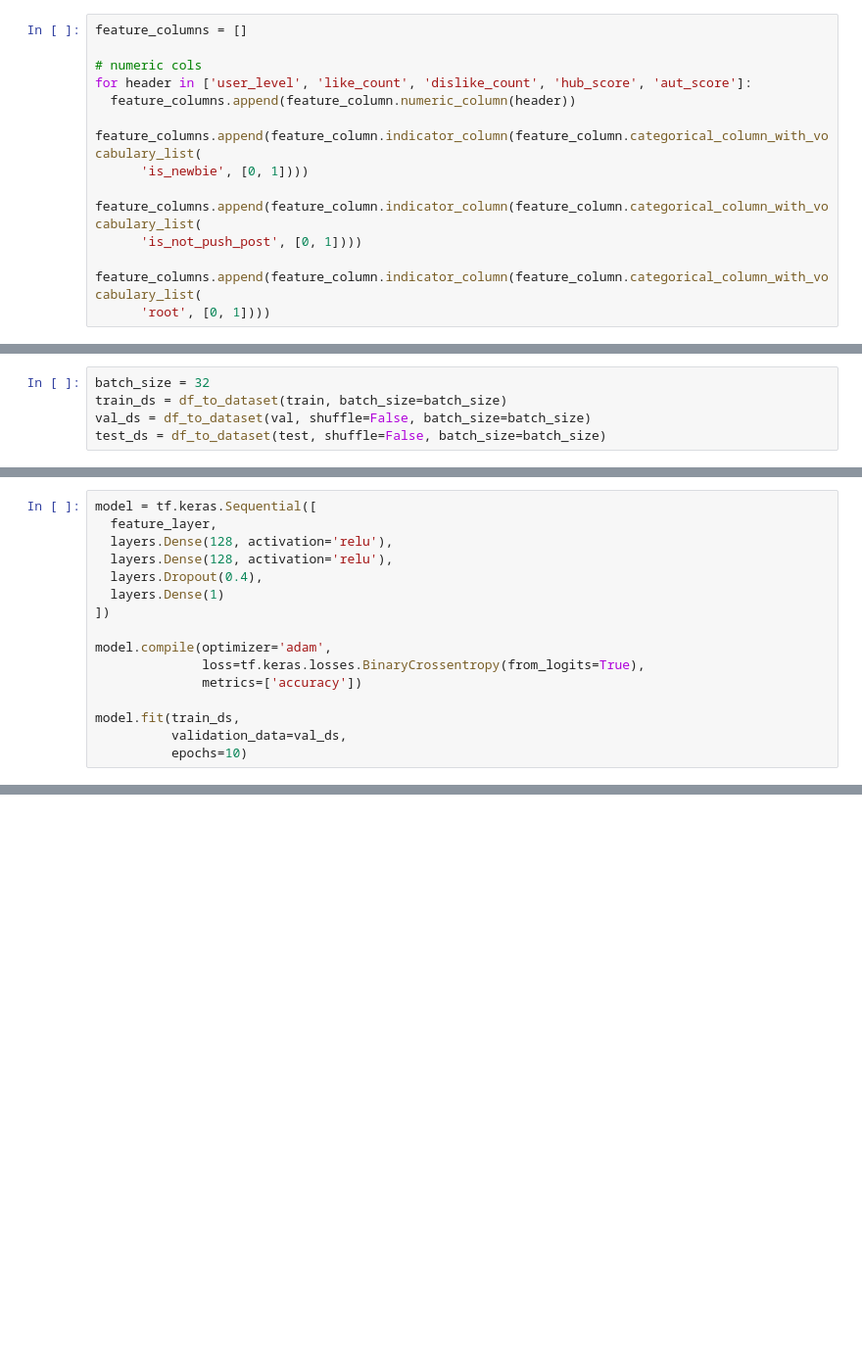
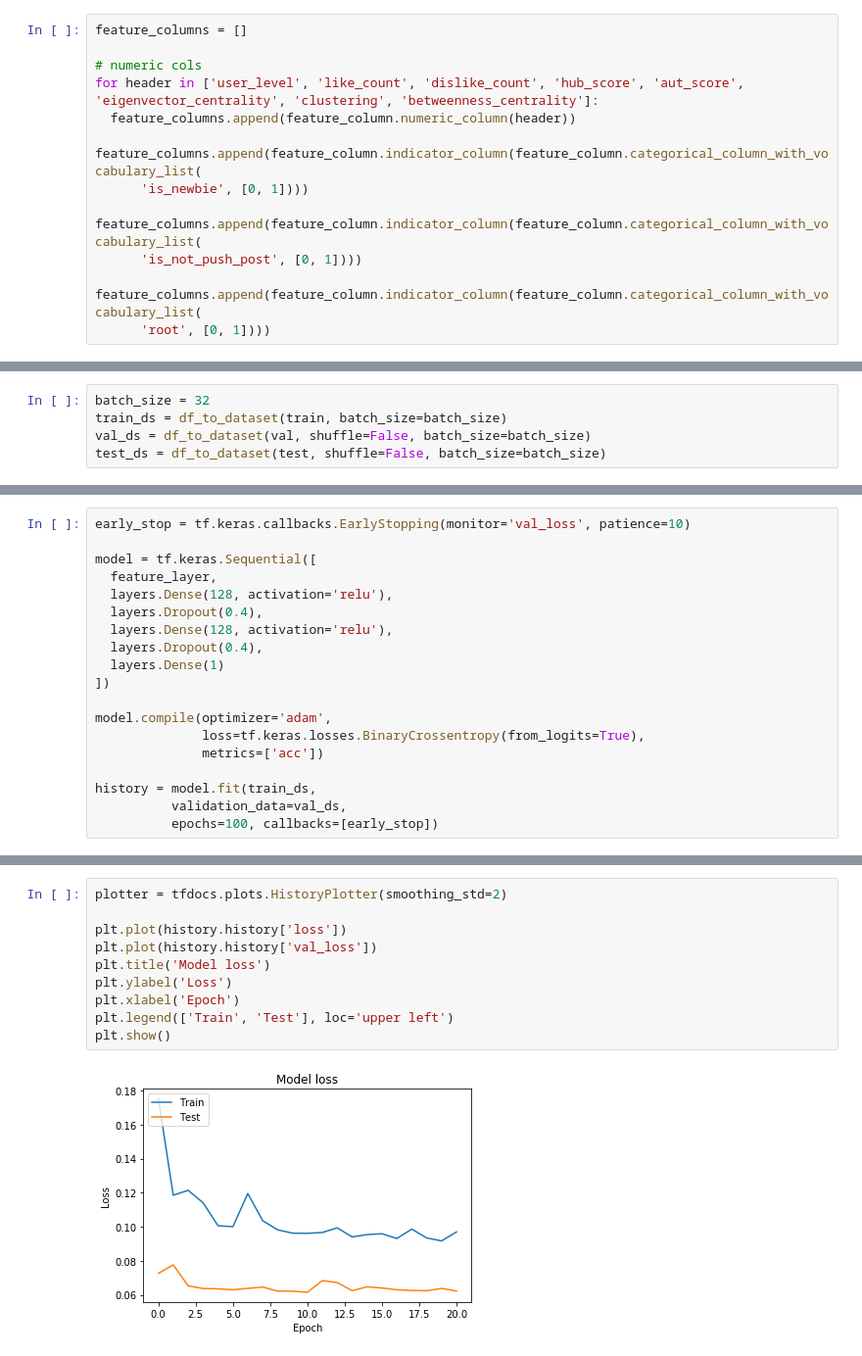
Before and after one commit to horacelai/comp4641-project, a Jupyter notebook: classification/classification.ipynb, the cells around one changed output, grey strips where cells are left out. Shown at 98% size. Drawn from its saved outputs; the diff is of its cells as text; blank space fills up the shorter version.

```diff
--- a/classification/classification.ipynb
+++ b/classification/classification.ipynb
@@ -118,7 +138,7 @@ A batch of targets: tf.Tensor(
 feature_columns = []
 
 # numeric cols
-for header in ['user_level', 'like_count', 'dislike_count', 'hub_score', 'aut_score']:
+for header in ['user_level', 'like_count', 'dislike_count', 'hub_score', 'aut_score', 'eigenvector_centrality', 'clustering', 'betweenness_centrality']:
   feature_columns.append(feature_column.numeric_column(header))
 
 feature_columns.append(feature_column.indicator_column(feature_column.categorical_column_with_vocabulary_list(
@@ -139,7 +166,10 @@ test_ds = df_to_dataset(test, shuffle=False, batch_size=batch_size)
 # %%
+early_stop = tf.keras.callbacks.EarlyStopping(monitor='val_loss', patience=10)
+
 model = tf.keras.Sequential([
   feature_layer,
   layers.Dense(128, activation='relu'),
+  layers.Dropout(0.4),
   layers.Dense(128, activation='relu'),
   layers.Dropout(0.4),
   layers.Dense(1)
@@ -147,10 +177,10 @@ model = tf.keras.Sequential([
 
 model.compile(optimizer='adam',
               loss=tf.keras.losses.BinaryCrossentropy(from_logits=True),
-              metrics=['accuracy'])
+              metrics=['acc'])
 
-model.fit(train_ds,
+history = model.fit(train_ds,
           validation_data=val_ds,
-          epochs=10)
+          epochs=100, callbacks=[early_stop])
 # %% [output]
 Train for 227 steps, validate for 57 steps
@@ -182,0 +220,12 @@ NameError: name 'tfdocs' is not defined
+# %%
+plotter = tfdocs.plots.HistoryPlotter(smoothing_std=2)
+
+plt.plot(history.history['loss'])
+plt.plot(history.history['val_loss'])
+plt.title('Model loss')
+plt.ylabel('Loss')
+plt.xlabel('Epoch')
+plt.legend(['Train', 'Test'], loc='upper left')
+plt.show()
+# %% [output]
+[figure, added]
```
Also changed, not shown: parts of 13 cells of this notebook, 2 other files.
